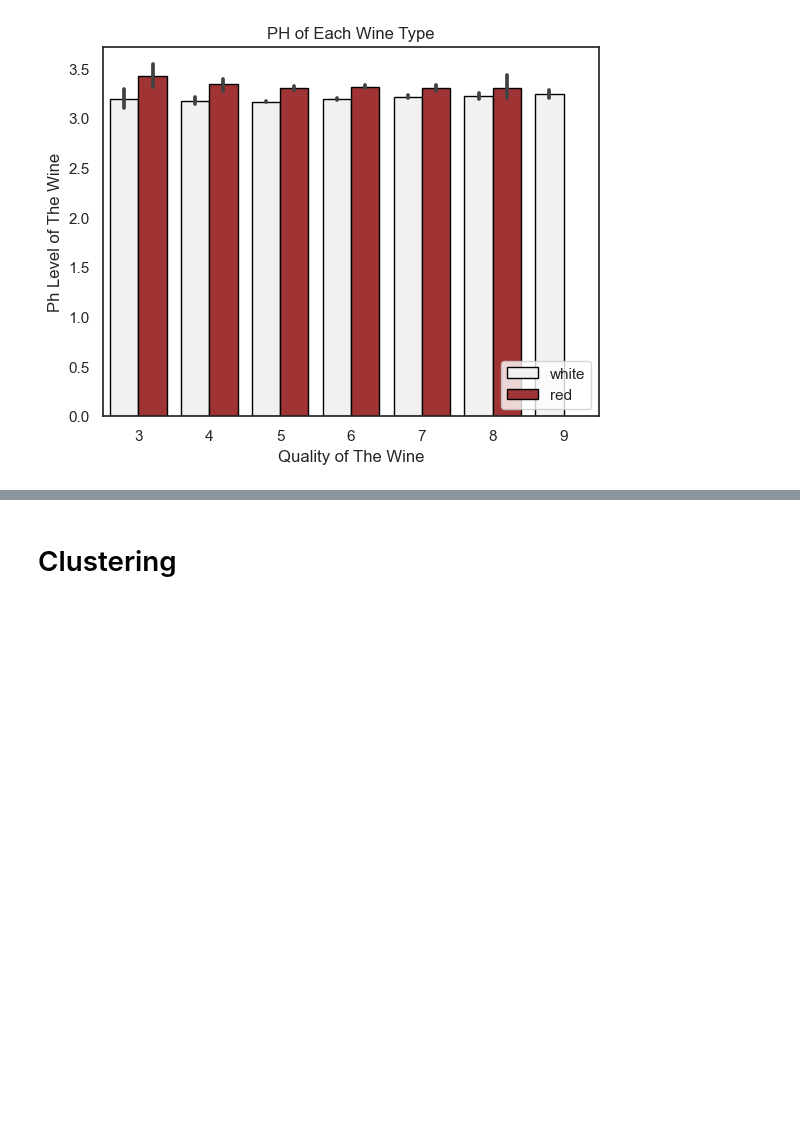
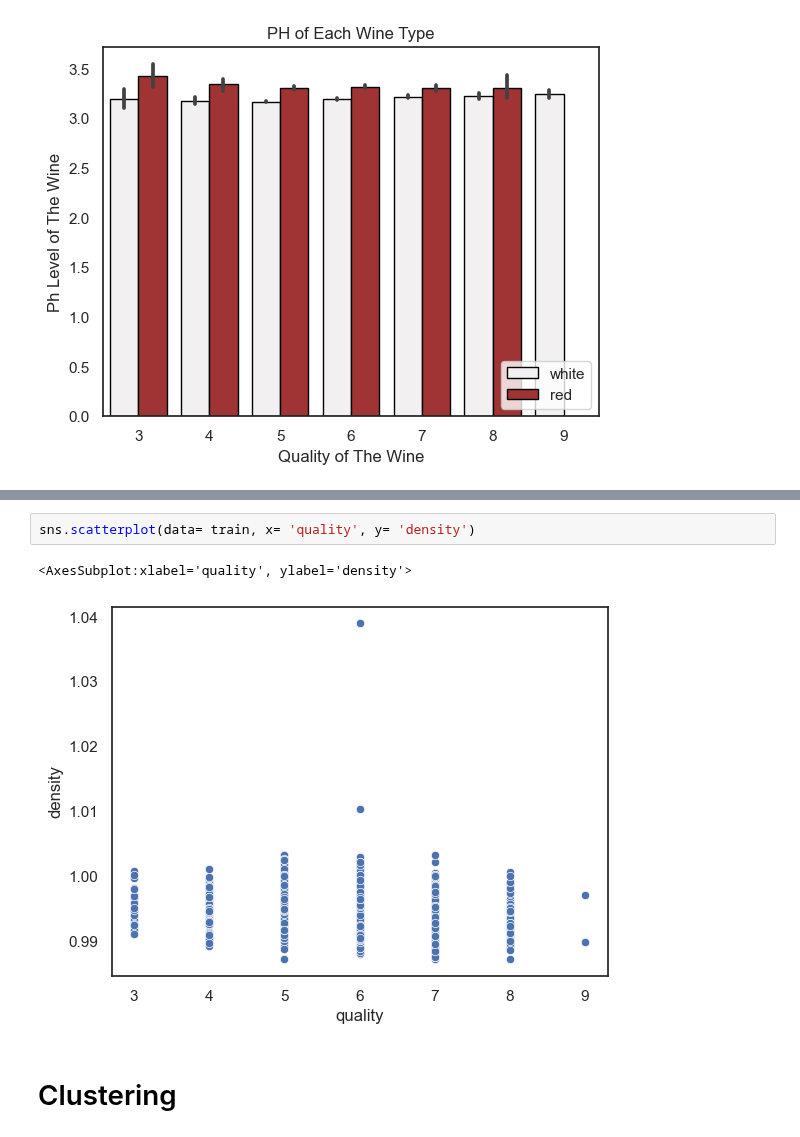
Before and after one commit to wine-clustering-project/wine-cluster, a Jupyter notebook: E_workbook.ipynb, the cells around one changed output, grey strips where cells are left out. Cells and saved outputs as stored; diff of their text form; blank space fills up the shorter version.

```diff
--- a/E_workbook.ipynb
+++ b/E_workbook.ipynb
@@ -195,3 +256,8 @@ We fail to reject $H_{0}$
+# %%
+sns.scatterplot(data= train, x= 'quality', y= 'density')
+# %% [output]
+<AxesSubplot:xlabel='quality', ylabel='density'>
+[figure, added]
 # %% [markdown]
 # Clustering
 # %%
```
Also changed, not shown: parts of 19 cells of this notebook, 1 other file.
